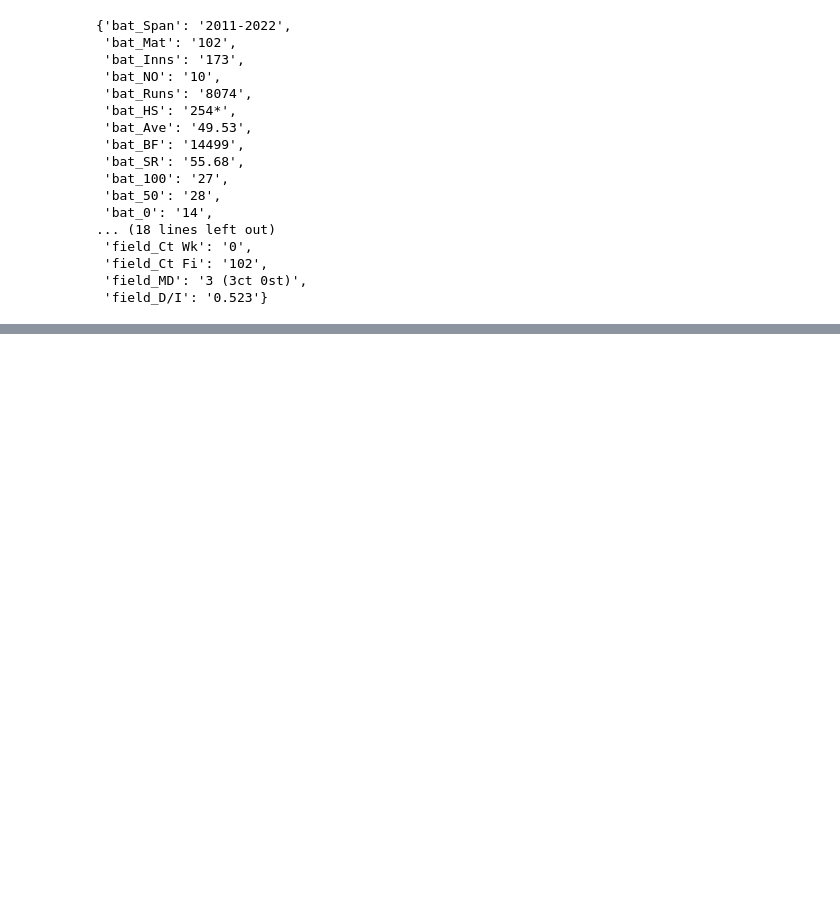
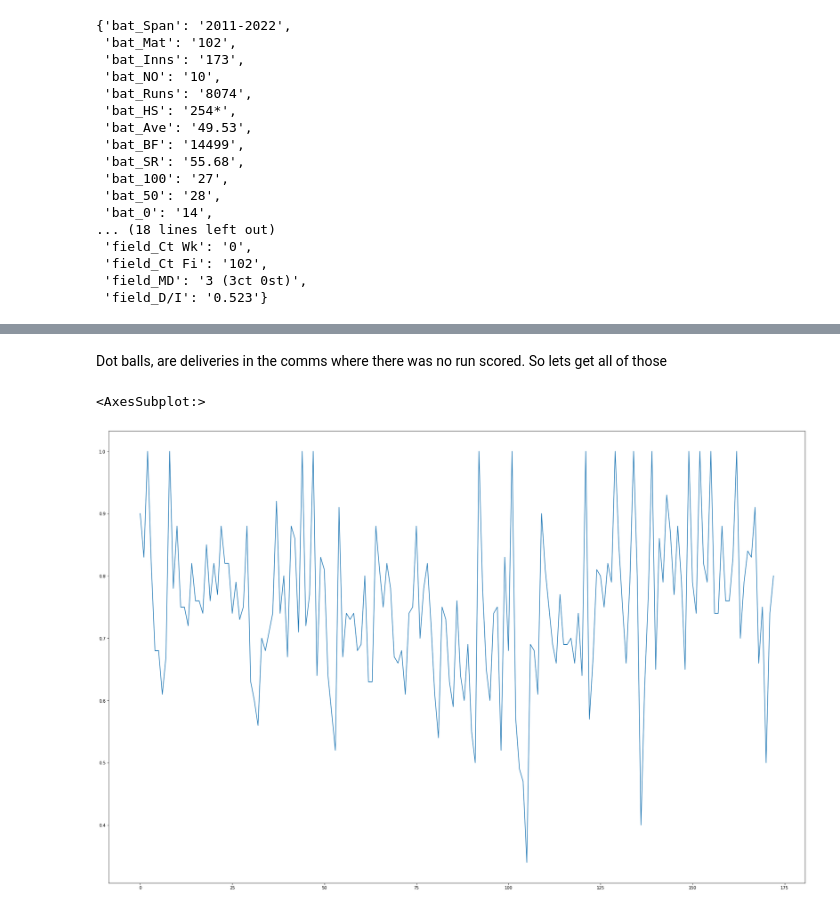
Before and after one commit to abhiramjoshi/cricket_analytics, a Jupyter notebook: codebase/Kohli/comparing_shots.ipynb, the cells around one changed output, grey strips where cells are left out. Cells and saved outputs as stored; diff of their text form; code cells hidden in the pictures; blank space fills up the shorter version.

Commit message:
Dot ball percentage

```diff
--- a/codebase/Kohli/comparing_shots.ipynb
+++ b/codebase/Kohli/comparing_shots.ipynb
@@ -973,0 +994,13 @@ wsf.get_player_career_stats(KOHLI_ID)
+# %% [markdown]
+Dot balls, are deliveries in the comms where there was no run scored. So lets get all of those
+# %%
+dot_ball_comms = []
+
+for i, comms in enumerate(kohli_comms):
+    dot_balls = comms[comms.batsmanRuns == 0]
+
+    dot_ball_comms.append(dot_balls)
+# %%
+dot_ball_stats = [af.analyse_batting_inning(comms) for comms in dot_ball_comms]
+# %%
+perc_balls_dots = af.fraction_of_total(dot_ball_stats, kohli_innings, 'balls_faced')
@@ -973,0 +1009,6 @@ wsf.get_player_career_stats(KOHLI_ID)
+# %%
+fig, ax1 = plt.subplots(figsize=(30,20))
+sns.lineplot(x=list(range(len(perc_balls_dots))), y=perc_balls_dots)
+# %% [output]
+<AxesSubplot:>
+[figure, added]
```
Also changed, not shown: parts of 22 cells of this notebook, 3 other files.
